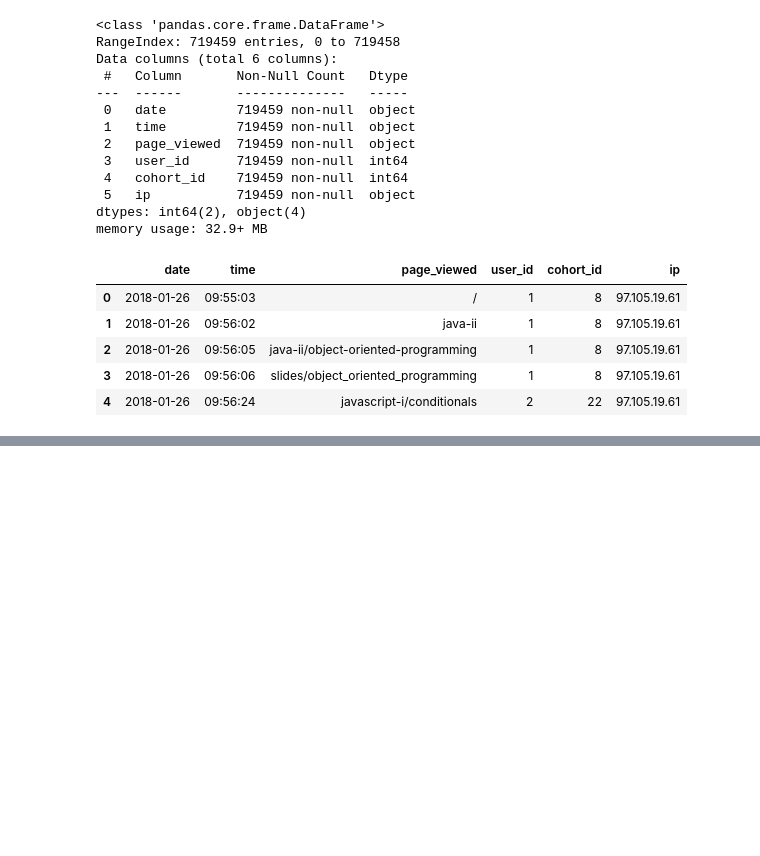
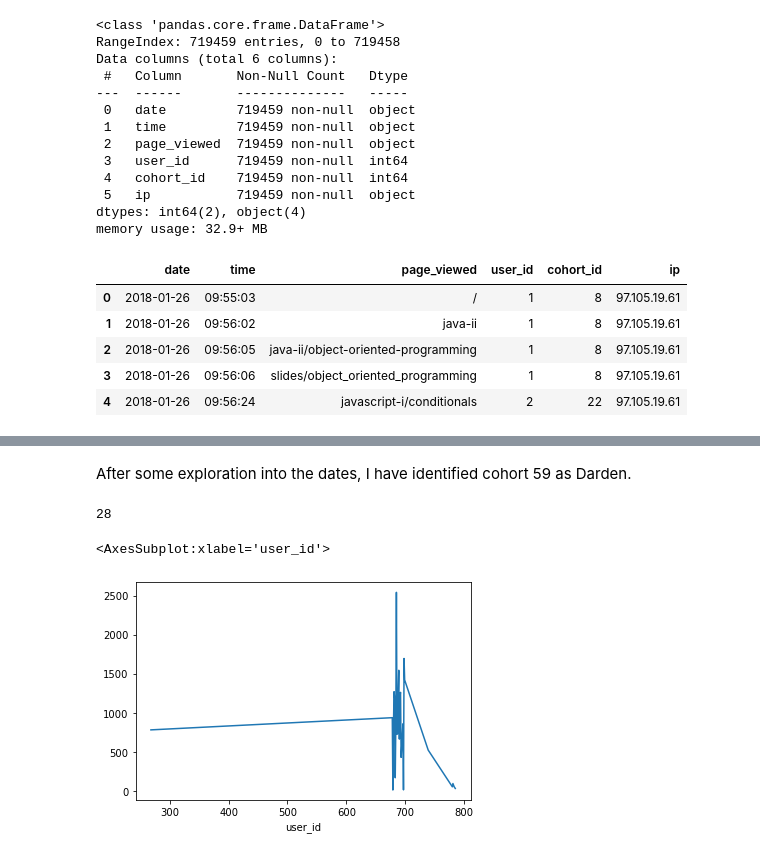
Before and after one commit to gilbert-noriega-ii/anomaly-detection-exercises, a Jupyter notebook: time_series_anomaly_detection.ipynb, the cells around one changed output, grey strips where cells are left out. Saved outputs shown, nothing was run; the diff lists cells and outputs as text; code cells hidden in the pictures; blank space fills up the shorter version.

```diff
--- a/time_series_anomaly_detection.ipynb
+++ b/time_series_anomaly_detection.ipynb
@@ -88,0 +172,13 @@ df
+# %% [markdown]
+After some exploration into the dates, I have identified cohort 59 as Darden.
+# %%
+darden = df[df.cohort_id == 59]
+# %%
+darden.user_id.nunique()
+# %% [output]
+28
+# %%
+darden.groupby('user_id').page_viewed.count().plot()
+# %% [output]
+<AxesSubplot:xlabel='user_id'>
+[figure, added]
```
Also changed, not shown: parts of 24 cells of this notebook.
